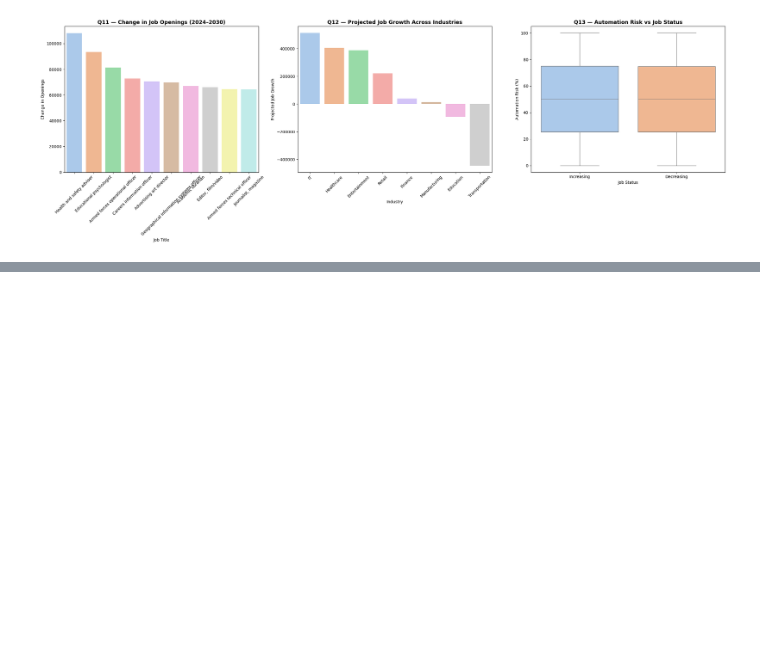
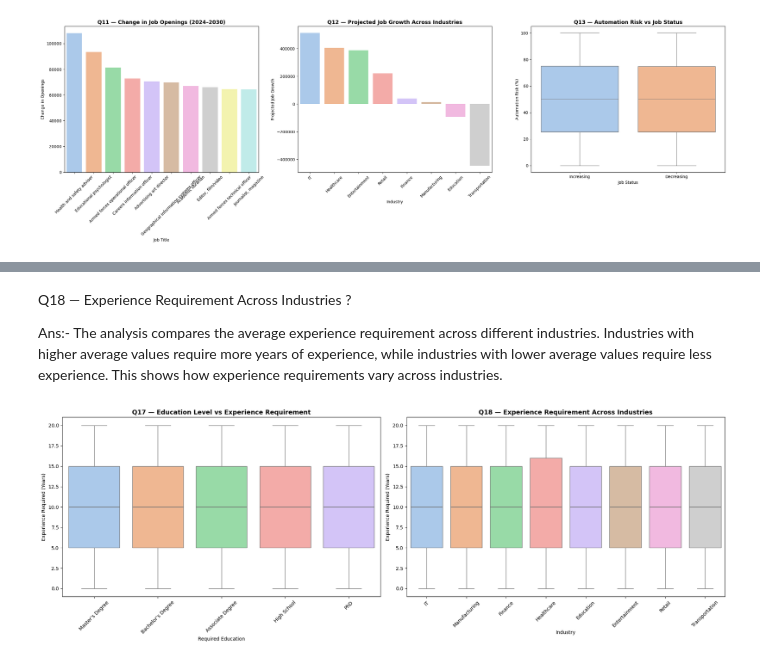
Before and after one commit to AJ0043/AI-Future-of-Jobs-Intelligence-Platform, a Jupyter notebook: AI_Adoption_&_Growth_Analysis.ipynb, the cells around one changed output, grey strips where cells are left out. Drawn from its saved outputs; the diff is of its cells as text; code cells hidden in the pictures; blank space fills up the shorter version.

```diff
--- a/AI_Adoption_&_Growth_Analysis.ipynb
+++ b/AI_Adoption_&_Growth_Analysis.ipynb
@@ -2233,0 +2452,70 @@ plt.show()
+# %% [markdown]
+ Q18 — Experience Requirement Across Industries ?
+
+ Ans:- The analysis compares the average experience requirement across different industries. Industries with higher average values require more years of experience, while industries with lower average values require less experience. This shows how experience requirements vary across industries.
+# %%
+# =========================================================
+# Graph Presentation — Q17 & Q18
+# =========================================================
+
+fig, axes = plt.subplots(1, 2, figsize=(20, 7))
+
+
+# =========================================================
+# Q17 — Education Level vs Experience Requirement
+# =========================================================
+
+sns.boxplot(
+    data=EDA_ai_data,
+    x="Required Education",
+    y="Experience Required (Years)",
+    hue="Required Education",
+    palette="pastel",
+    legend=False,
+    ax=axes[0]
+)
+
+axes[0].set_title(
+    "Q17 — Education Level vs Experience Requirement",
+    fontsize=13,
+    fontweight="bold"
+)
+
+axes[0].set_xlabel("Required Education")
+axes[0].set_ylabel("Experience Required (Years)")
+axes[0].tick_params(axis="x", rotation=45)
+
+
+# =========================================================
+# Q18 — Experience Requirement Across Industries
+# =========================================================
+
+sns.boxplot(
+    data=EDA_ai_data,
+    x="Industry",
+    y="Experience Required (Years)",
+    hue="Industry",
+    palette="pastel",
+    legend=False,
+    ax=axes[1]
+)
+
+axes[1].set_title(
+    "Q18 — Experience Requirement Across Industries",
+    fontsize=13,
+    fontweight="bold"
+)
+
+axes[1].set_xlabel("Industry")
+axes[1].set_ylabel("Experience Required (Years)")
+axes[1].tick_params(axis="x", rotation=45)
+
+
+# =========================================================
+# Final Layout
+# =========================================================
+
+plt.tight_layout()
+plt.show()
+# %% [output]
+[figure, added]
```
Also changed, not shown: parts of 15 cells of this notebook.
